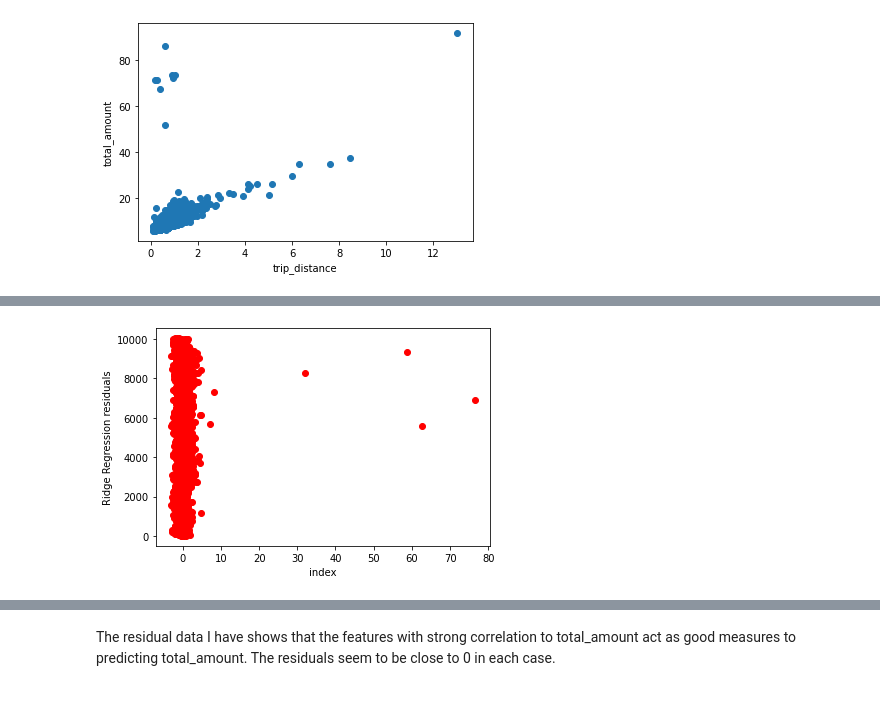
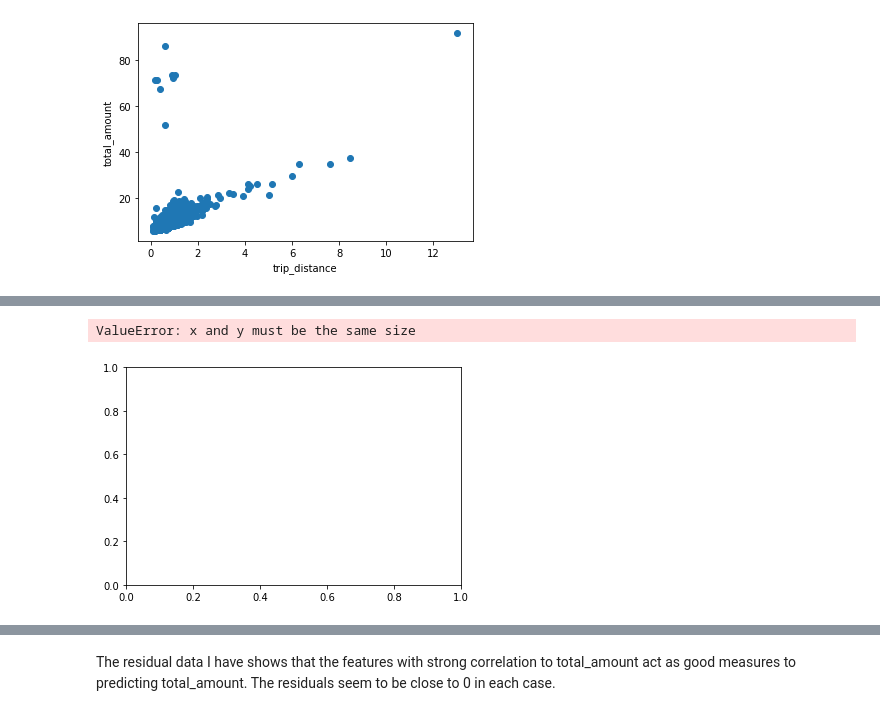
Before and after one commit to loalberto/Springboard-DataScienceCapstone2, a Jupyter notebook: Testing_Taxi_data.ipynb, the cells around one changed output, grey strips where cells are left out. Cells and saved outputs as stored; diff of their text form; code cells hidden in the pictures.

```diff
--- a/Testing_Taxi_data.ipynb
+++ b/Testing_Taxi_data.ipynb
@@ -138,11 +145,12 @@ Name: total_amount, Length: 2500, dtype: float64
 # %%
 # A plot of the Ridge Regression residuals
-plt.scatter(ridge_residual, ridge_residual.index, color='red')
+plt.scatter(x=X_test, y=ridge_residual, color='red')
 plt.xlabel('index')
 plt.ylabel('Ridge Regression residuals')
 plt.show()
 # %% [output]
+ValueError: x and y must be the same size
-[figure, old version]
+[figure, new version]
 # %%
 np.mean(ridge_residual)
 # %% [output]
```
Also changed, not shown: parts of 11 cells of this notebook.
